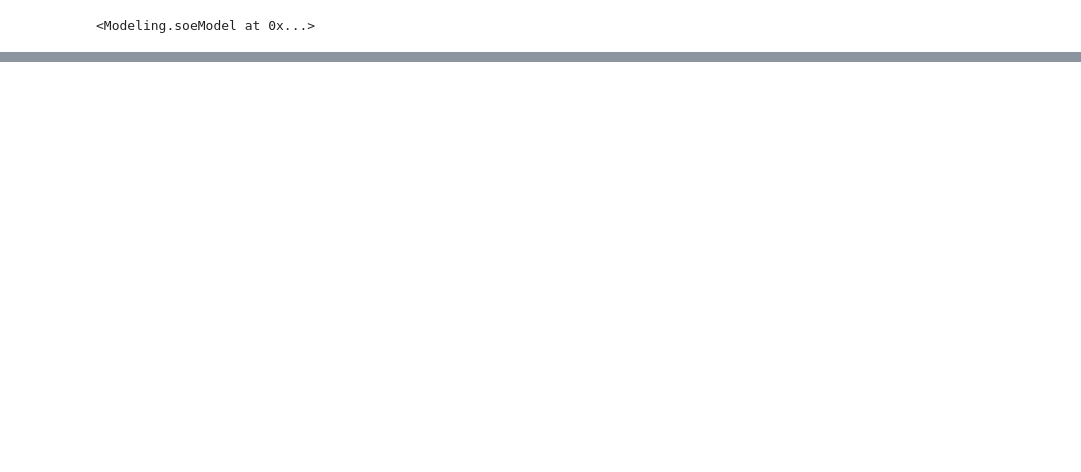
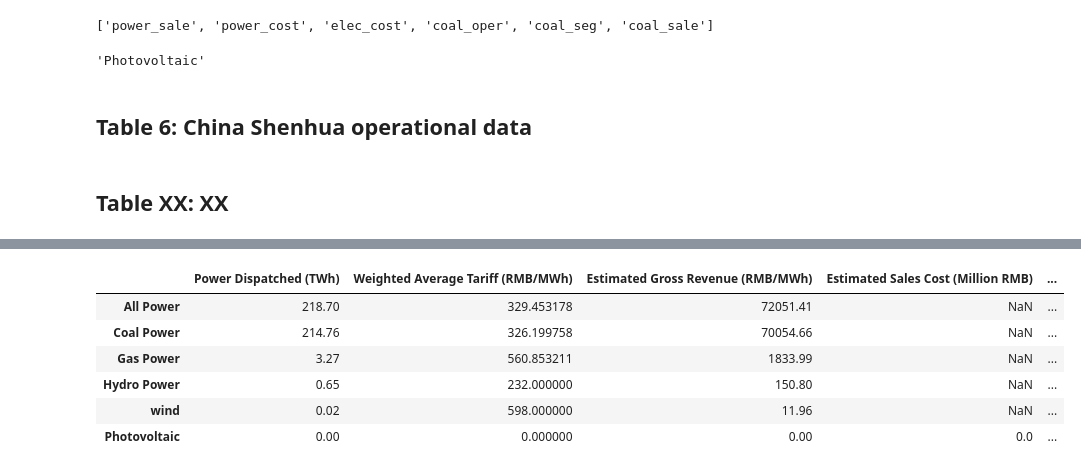
Before and after one commit to orangejustin/CHINA_SOE_MODEL, a Jupyter notebook: Working paper june 2022 replication.ipynb, the cells around one changed output, grey strips where cells are left out. Saved outputs shown, nothing was run; the diff lists cells and outputs as text; code cells hidden in the pictures; blank space fills up the shorter version.

Commit message:
update that fits new data

```diff
--- a/Working paper june 2022 replication.ipynb
+++ b/Working paper june 2022 replication.ipynb
@@ -18,6 +19,36 @@ Wall time: 67.8 ms
 <Modeling.soeModel at 0x...>
-# %%
-# correct types in dataframe
-model.correct_digital_type()
-# %% [output]
-<Modeling.soeModel at 0x...>
+# %%
+model.df_lst
+# %% [output]
+['power_sale', 'power_cost', 'elec_cost', 'coal_oper', 'coal_seg', 'coal_sale']
+# %%
+dictionary = Dictionary('local_dictionary.json')
+dictionary.translate_en_ch('Total electricity sales (100 million kWh)')
+dictionary.translate_ch_en('光伏')
+# %% [output]
+'Photovoltaic'
+# %% [markdown]
+## Table 6: China Shenhua operational data
+
+<description>
+# %% [markdown]
+## Table XX: XX
+
+<description>
+# %%
+%%time
+params = {
+    "types": "coal power",
+    "pct": 0.5,
+    "year": 2015 ,
+    "coal_price": None, # default is none
+    "coal_purchase":False,
+    "coal_transportation":False,
+    "reduce_self_produced":False,
+    "reduce_purchased":False,
+    "cut_purchased_coal":False
+}
+
+table = model.scenario(**params)
+table
+# %% [output]
@@ -23,0 +58,7 @@ model.correct_digital_type()
+|  | Power Dispatched (TWh) | Weighted Average Tariff (RMB/MWh) | Estimated Gross Revenue (RMB/MWh) | Estimated Sales Cost (Million RMB) | ... |
+| All Power | 218.70 | 329.453178 | 72051.41 | NaN | ... |
+| Coal Power | 214.76 | 326.199758 | 70054.66 | NaN | ... |
+| Gas Power | 3.27 | 560.853211 | 1833.99 | NaN | ... |
+| Hydro Power | 0.65 | 232.000000 | 150.80 | NaN | ... |
+| wind | 0.02 | 598.000000 | 11.96 | NaN | ... |
+| Photovoltaic | 0.00 | 0.000000 | 0.00 | 0.0 | ... |
```
Also changed, not shown: parts of 12 cells of this notebook, 17 other files.
